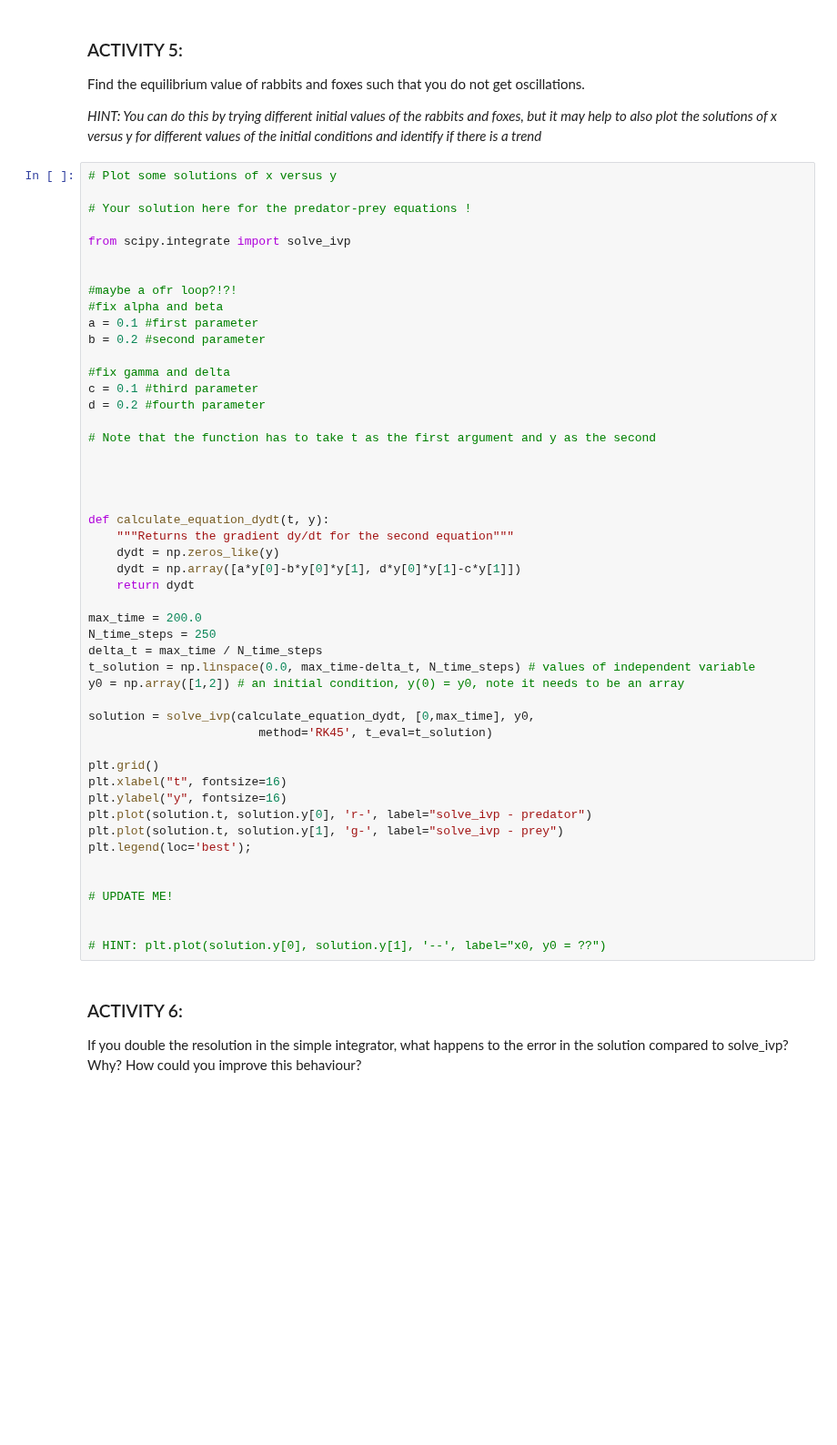
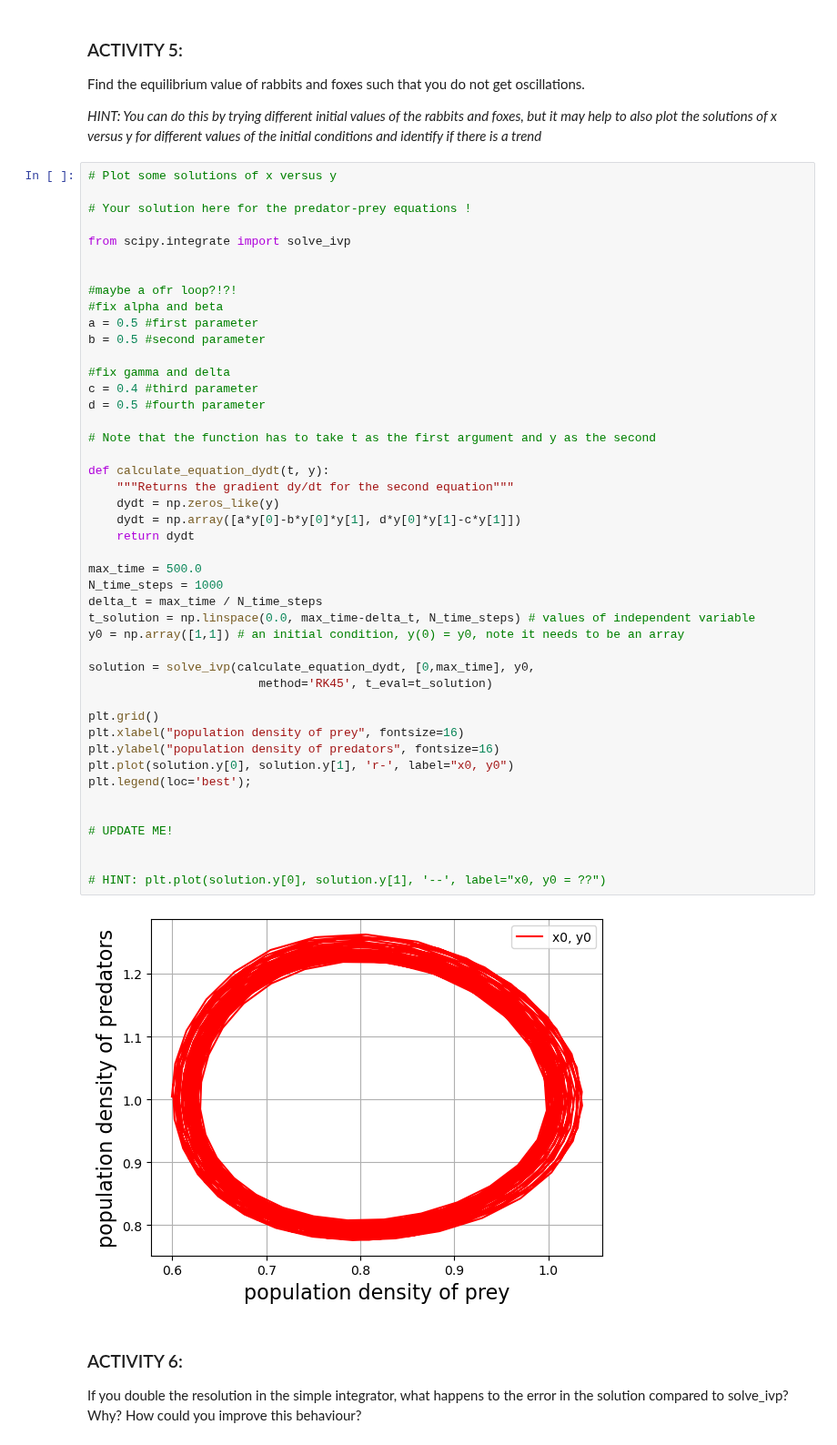
Before and after one commit to KAClough/TopicsInSciComp, a Jupyter notebook: Notebooks/Week3_LabExercises.ipynb, the cells around one changed output. Shown at 91% size. Cells and saved outputs as stored; diff of their text form; blank space fills up the shorter version.

```diff
--- a/Notebooks/Week3_LabExercises.ipynb
+++ b/Notebooks/Week3_LabExercises.ipynb
@@ -388,47 +388,45 @@ _HINT: You can do this by trying different initial values of the rabbits and fox
 from scipy.integrate import solve_ivp
 
 
 #maybe a ofr loop?!?!
 #fix alpha and beta
-a = 0.1 #first parameter
-b = 0.2 #second parameter
+a = 0.5 #first parameter
+b = 0.5 #second parameter
 
 #fix gamma and delta
-c = 0.1 #third parameter
-d = 0.2 #fourth parameter
+c = 0.4 #third parameter
+d = 0.5 #fourth parameter
 
 # Note that the function has to take t as the first argument and y as the second
-
-
-
 
 def calculate_equation_dydt(t, y):
     """Returns the gradient dy/dt for the second equation"""
     dydt = np.zeros_like(y)
     dydt = np.array([a*y[0]-b*y[0]*y[1], d*y[0]*y[1]-c*y[1]])
     return dydt
 
-max_time = 200.0
-N_time_steps = 250
+max_time = 500.0
+N_time_steps = 1000
 delta_t = max_time / N_time_steps
 t_solution = np.linspace(0.0, max_time-delta_t, N_time_steps) # values of independent variable
-y0 = np.array([1,2]) # an initial condition, y(0) = y0, note it needs to be an array
+y0 = np.array([1,1]) # an initial condition, y(0) = y0, note it needs to be an array
 
 solution = solve_ivp(calculate_equation_dydt, [0,max_time], y0,
                         method='RK45', t_eval=t_solution)
 
 plt.grid()
-plt.xlabel("t", fontsize=16)
-plt.ylabel("y", fontsize=16)
-plt.plot(solution.t, solution.y[0], 'r-', label="solve_ivp - predator")
-plt.plot(solution.t, solution.y[1], 'g-', label="solve_ivp - prey")
+plt.xlabel("population density of prey", fontsize=16)
+plt.ylabel("population density of predators", fontsize=16)
+plt.plot(solution.y[0], solution.y[1], 'r-', label="x0, y0")
 plt.legend(loc='best');
 
 
 # UPDATE ME!
 
 
 # HINT: plt.plot(solution.y[0], solution.y[1], '--', label="x0, y0 = ??")
+# %% [output]
+[figure, added]
 # %% [markdown]
 ### ACTIVITY 6:
 
```
Also changed, not shown: parts of 1 cell of this notebook, 1 other file.
